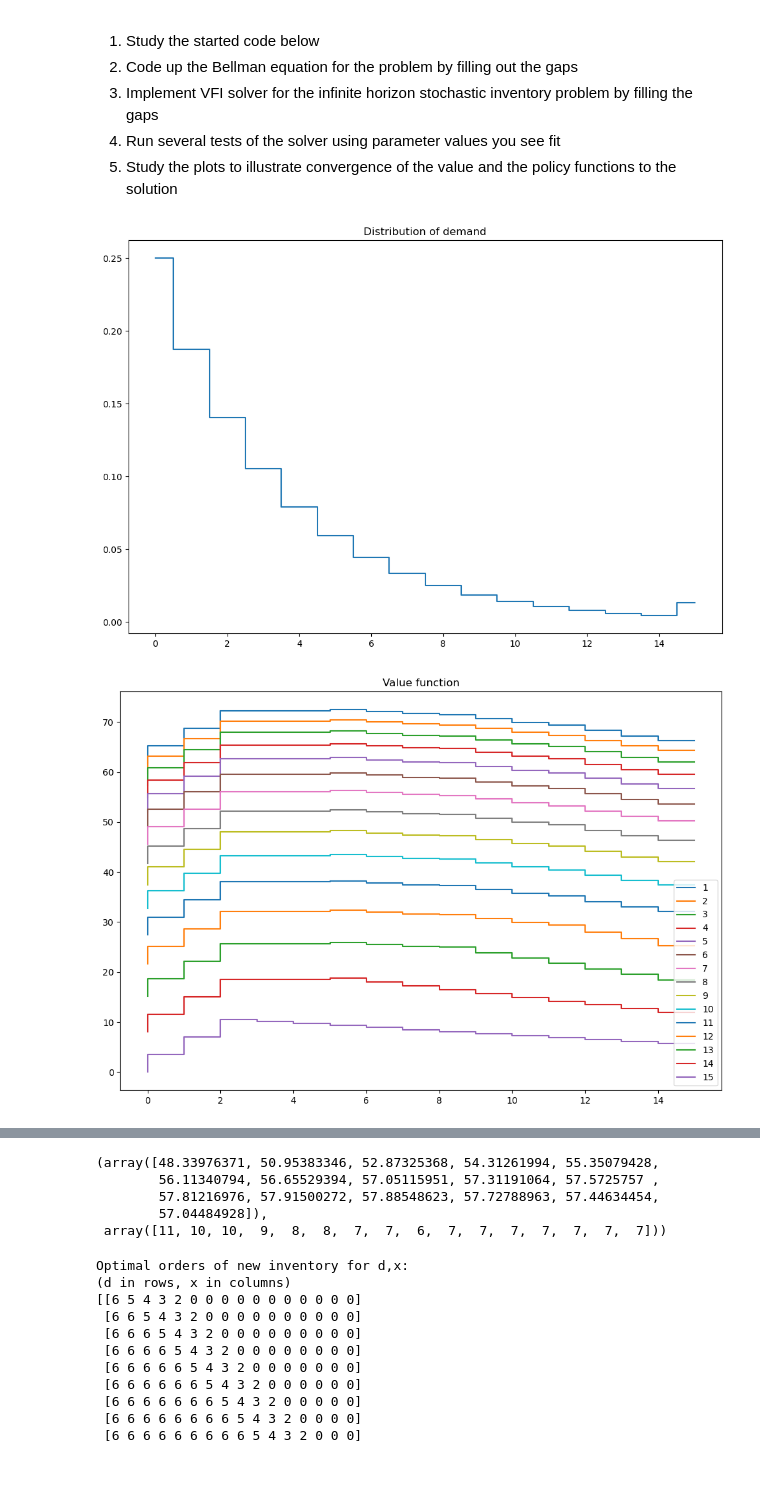
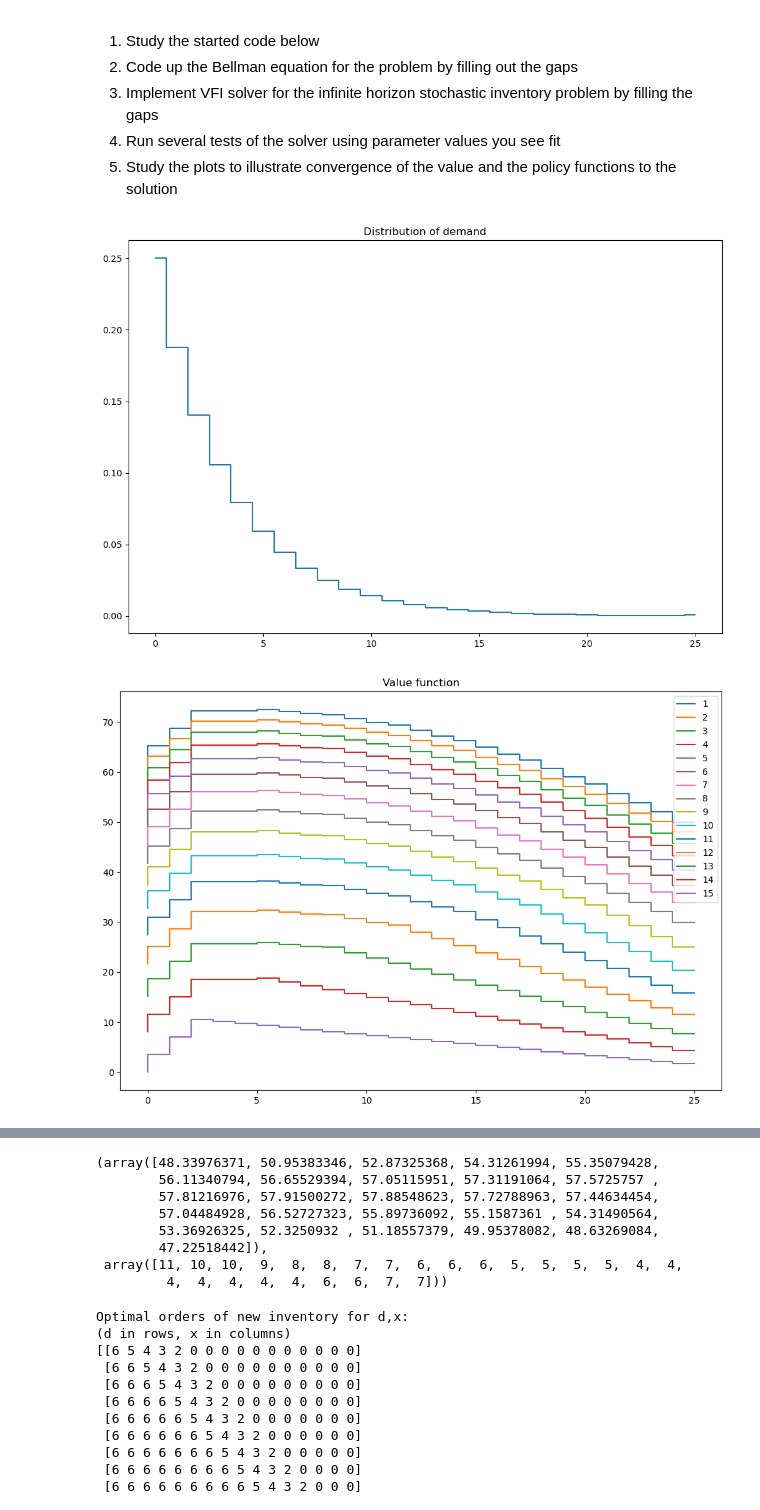
Before and after one commit to Nanyka/AaltoCourse_exercises, a Jupyter notebook: 3_inventory/task3.2_inventory_stochastic_pre.ipynb, the cells around one changed output, grey strips where cells are left out. Saved outputs shown, nothing was run; the diff lists cells and outputs as text; code cells hidden in the pictures; blank space fills up the shorter version.

```diff
--- a/3_inventory/task3.2_inventory_stochastic_pre.ipynb
+++ b/3_inventory/task3.2_inventory_stochastic_pre.ipynb
@@ -195,19 +195,19 @@ def solve_show(self,maxiter=1000,tol=1e-6,**kvargs):
     plt.show()
     return ev,pk
 # %%
-mod = inventory_model(label='production',max_inventory=15)
+mod = inventory_model(label='production',max_inventory=25)
 mod.dp=.25
 mod.demand = int((1-mod.dp)/mod.dp)
 mod.c = .25
 mod.p = 3.5
 mod.r = 0.4
 mod.β = 0.9
 mod.demand_pr(plot=True)
 mod = solver_backwards_induction(mod,T=15)
 plot_solution(mod)
 
 solve_vfi(mod)
 solve_show(mod)
 # %% [output]
-[figure, old version]
+[figure, new version]
-[figure, old version]
+[figure, new version]
@@ -216,8 +216,11 @@ solve_show(mod)
 (array([48.33976371, 50.95383346, 52.87325368, 54.31261994, 55.35079428,
         56.11340794, 56.65529394, 57.05115951, 57.31191064, 57.5725757 ,
         57.81216976, 57.91500272, 57.88548623, 57.72788963, 57.44634454,
-        57.04484928]),
- array([11, 10, 10,  9,  8,  8,  7,  7,  6,  7,  7,  7,  7,  7,  7,  7]))
+        57.04484928, 56.52727323, 55.89736092, 55.1587361 , 54.31490564,
+        53.36926325, 52.3250932 , 51.18557379, 49.95378082, 48.63269084,
+        47.22518442]),
+ array([11, 10, 10,  9,  8,  8,  7,  7,  6,  6,  6,  5,  5,  5,  5,  4,  4,
+         4,  4,  4,  4,  4,  6,  6,  7,  7]))
 # %%
 def optimal_policy(m,ev):
     '''Computes the optimal policy function for the stochastic
```
Also changed, not shown: parts of 1 cell of this notebook, 2 other files.
